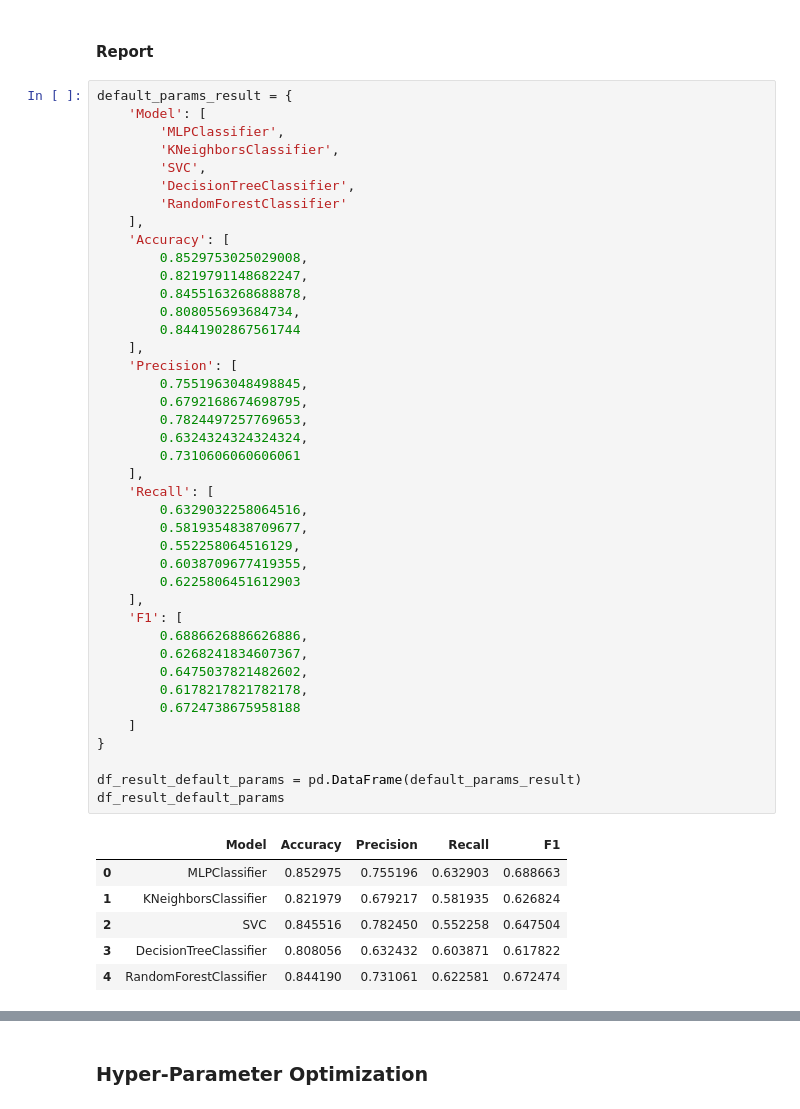
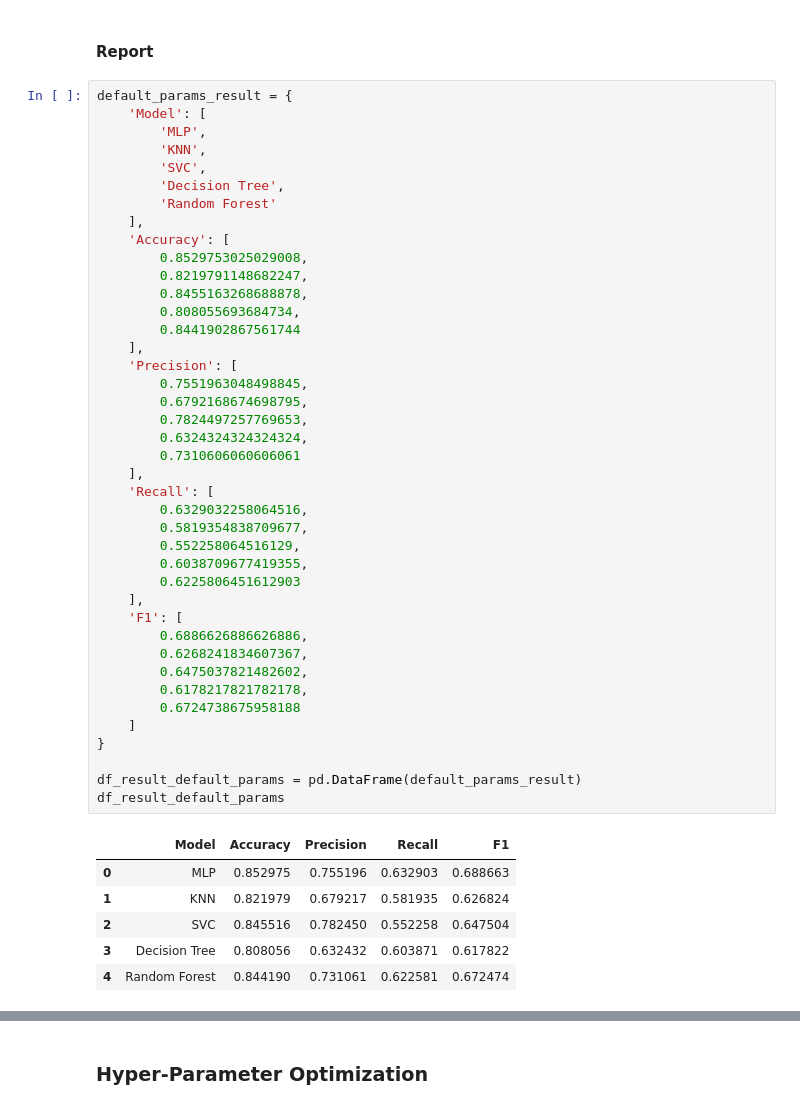
Before and after one commit to phatt-23/ZSU, a Jupyter notebook: project_2.ipynb, the cells around one changed output, grey strips where cells are left out. Drawn from its saved outputs; the diff is of its cells as text.

```diff
--- a/project_2.ipynb
+++ b/project_2.ipynb
@@ -988,11 +988,11 @@ f1_score(y_test_, y_pred_) = 0.6724738675958188
 # %%
 default_params_result = {
     'Model': [
-        'MLPClassifier',
-        'KNeighborsClassifier',
+        'MLP',
+        'KNN',
         'SVC',
-        'DecisionTreeClassifier',
-        'RandomForestClassifier'
+        'Decision Tree',
+        'Random Forest'
     ],
     'Accuracy': [
         0.8529753025029008,
@@ -1001,38 +1001,38 @@ default_params_result = {
         0.808055693684734,
         0.8441902867561744
     ],
     'Precision': [
         0.7551963048498845,
         0.6792168674698795,
         0.7824497257769653,
         0.6324324324324324,
         0.7310606060606061
     ],
     'Recall': [
         0.6329032258064516,
         0.5819354838709677,
         0.552258064516129,
         0.6038709677419355,
         0.6225806451612903
     ],
     'F1': [
         0.6886626886626886,
         0.6268241834607367,
         0.6475037821482602,
         0.6178217821782178,
         0.6724738675958188
     ]
 }
 
 df_result_default_params = pd.DataFrame(default_params_result)
 df_result_default_params
 # %% [output]
 |  | Model | Accuracy | Precision | Recall | F1 |
-| 0 | MLPClassifier | 0.852975 | 0.755196 | 0.632903 | 0.688663 |
-| 1 | KNeighborsClassifier | 0.821979 | 0.679217 | 0.581935 | 0.626824 |
+| 0 | MLP | 0.852975 | 0.755196 | 0.632903 | 0.688663 |
+| 1 | KNN | 0.821979 | 0.679217 | 0.581935 | 0.626824 |
 | 2 | SVC | 0.845516 | 0.782450 | 0.552258 | 0.647504 |
-| 3 | DecisionTreeClassifier | 0.808056 | 0.632432 | 0.603871 | 0.617822 |
-| 4 | RandomForestClassifier | 0.844190 | 0.731061 | 0.622581 | 0.672474 |
+| 3 | Decision Tree | 0.808056 | 0.632432 | 0.603871 | 0.617822 |
+| 4 | Random Forest | 0.844190 | 0.731061 | 0.622581 | 0.672474 |
 # %%
 df_melt_dp = df_result_default_params.melt(id_vars='Model', var_name='Metric', value_name='Score')
 
```
Also changed, not shown: parts of 12 cells of this notebook.
